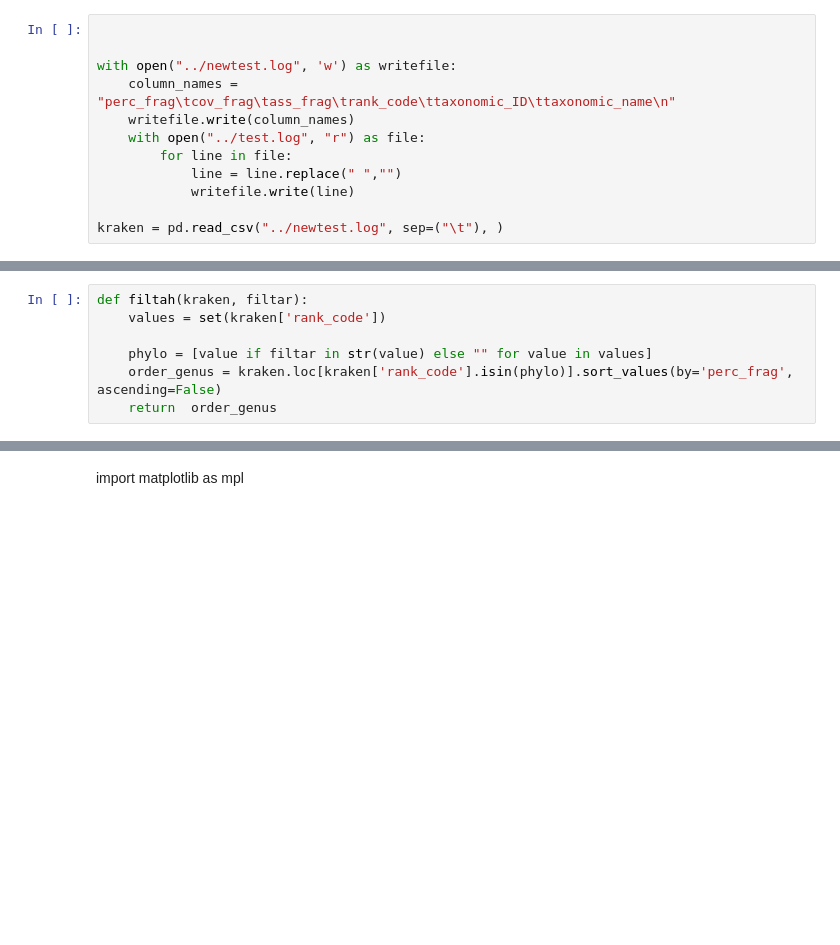
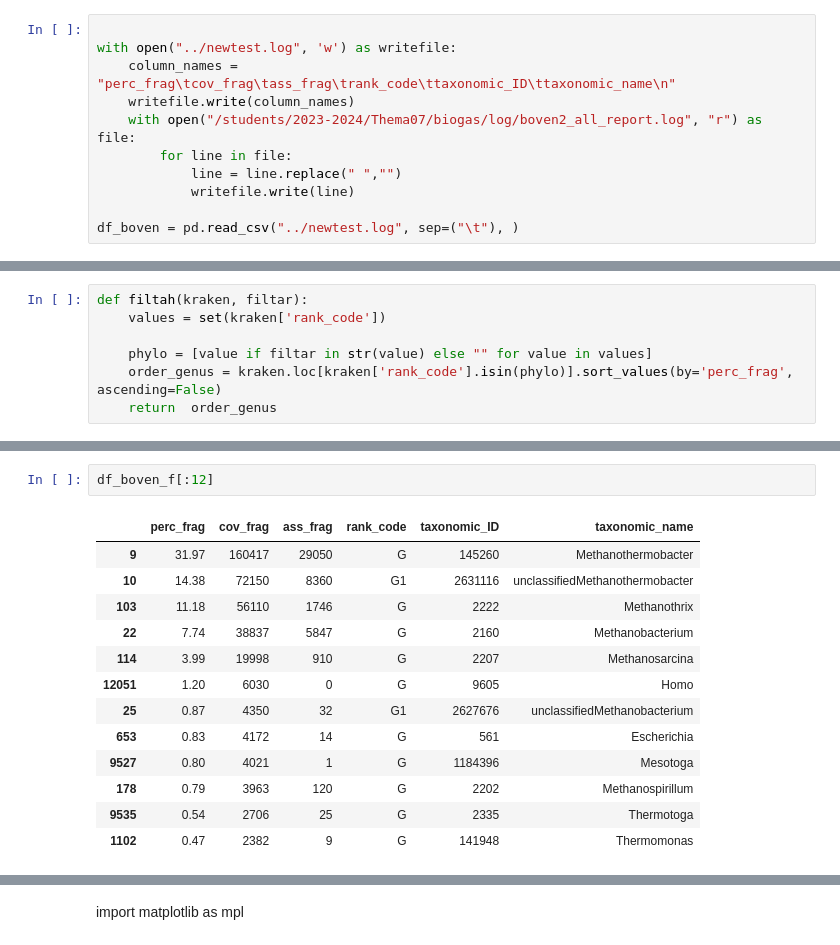
Before and after one commit to Larissavf/metagenomics_biogas, a Jupyter notebook: workflow/scripts/proc-kraken-output.ipynb, the cells around one changed output, grey strips where cells are left out. Saved outputs shown, nothing was run; the diff lists cells and outputs as text; blank space fills up the shorter version.

```diff
--- a/workflow/scripts/proc-kraken-output.ipynb
+++ b/workflow/scripts/proc-kraken-output.ipynb
@@ -2,14 +2,13 @@
 import pandas as pd
 import numpy as np
 # %%
-
 
 with open("../newtest.log", 'w') as writefile:
     column_names = "perc_frag\tcov_frag\tass_frag\trank_code\ttaxonomic_ID\ttaxonomic_name\n"
     writefile.write(column_names)
-    with open("../test.log", "r") as file:
+    with open("/students/2023-2024/Thema07/biogas/log/boven2_all_report.log", "r") as file:
         for line in file:
             line = line.replace(" ","")
             writefile.write(line)
 
-kraken = pd.read_csv("../newtest.log", sep=("\t"), )
+df_boven = pd.read_csv("../newtest.log", sep=("\t"), )
@@ -69,0 +115,16 @@ df_onder_f = filtah(df_onder, "F")
+# %%
+df_boven_f[:12]
+# %% [output]
+|  | perc_frag | cov_frag | ass_frag | rank_code | taxonomic_ID | taxonomic_name |
+| 9 | 31.97 | 160417 | 29050 | G | 145260 | Methanothermobacter |
+| 10 | 14.38 | 72150 | 8360 | G1 | 2631116 | unclassifiedMethanothermobacter |
+| 103 | 11.18 | 56110 | 1746 | G | 2222 | Methanothrix |
+| 22 | 7.74 | 38837 | 5847 | G | 2160 | Methanobacterium |
+| 114 | 3.99 | 19998 | 910 | G | 2207 | Methanosarcina |
+| 12051 | 1.20 | 6030 | 0 | G | 9605 | Homo |
+| 25 | 0.87 | 4350 | 32 | G1 | 2627676 | unclassifiedMethanobacterium |
+| 653 | 0.83 | 4172 | 14 | G | 561 | Escherichia |
+| 9527 | 0.80 | 4021 | 1 | G | 1184396 | Mesotoga |
+| 178 | 0.79 | 3963 | 120 | G | 2202 | Methanospirillum |
+| 9535 | 0.54 | 2706 | 25 | G | 2335 | Thermotoga |
+| 1102 | 0.47 | 2382 | 9 | G | 141948 | Thermomonas |
```
Also changed, not shown: parts of 20 cells of this notebook.
